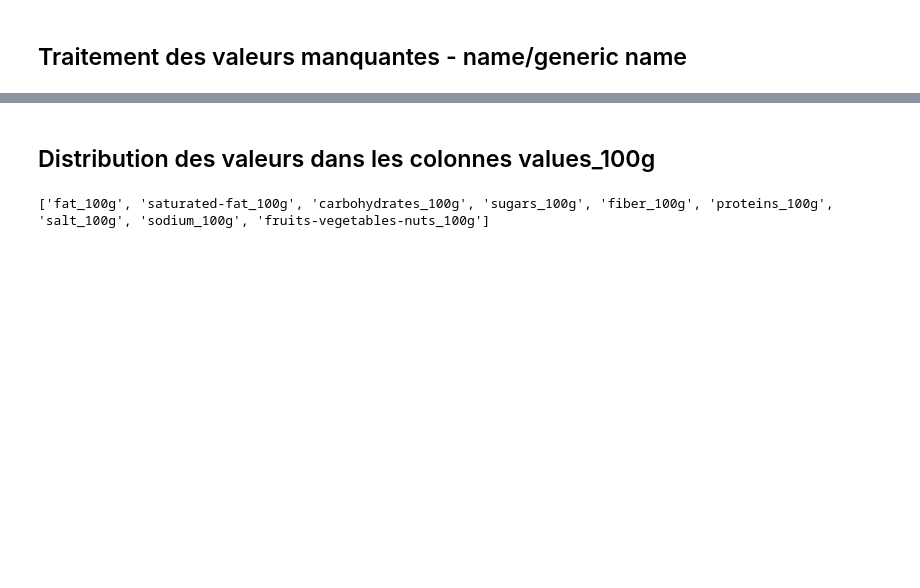
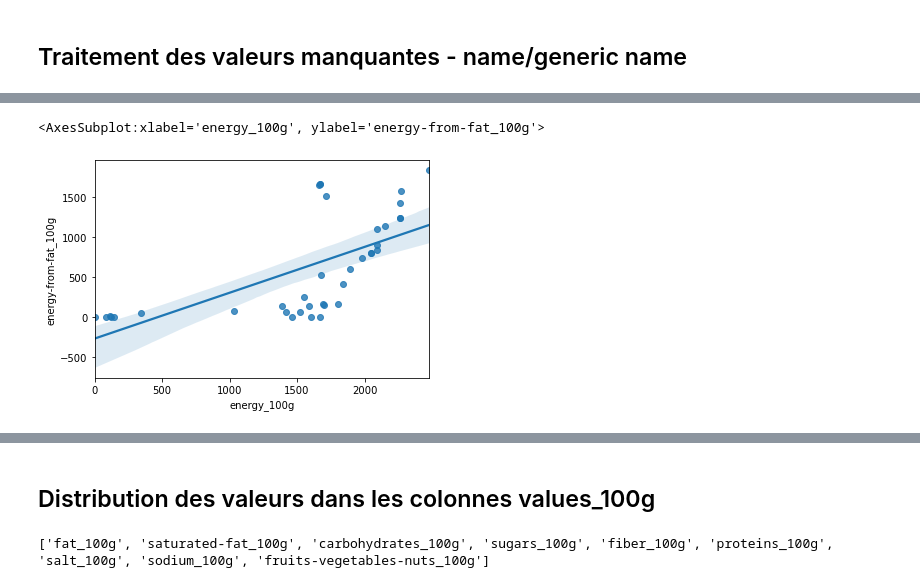
Before and after one commit to Josephine-coding/Foodflix, a Jupyter notebook: Foodflix Data Cleaning.ipynb, the cells around one changed output, grey strips where cells are left out. Drawn from its saved outputs; the diff is of its cells as text; code cells hidden in the pictures; blank space fills up the shorter version.

```diff
--- a/Foodflix Data Cleaning.ipynb
+++ b/Foodflix Data Cleaning.ipynb
@@ -222,0 +251,5 @@ nutriscore_table = nutriscore_test.copy()
+# %%
+sns.regplot(x='energy_100g' , y='energy-from-fat_100g', data=nutriscore_table)
+# %% [output]
+<AxesSubplot:xlabel='energy_100g', ylabel='energy-from-fat_100g'>
+[figure, added]
```
Also changed, not shown: parts of 66 cells of this notebook.
